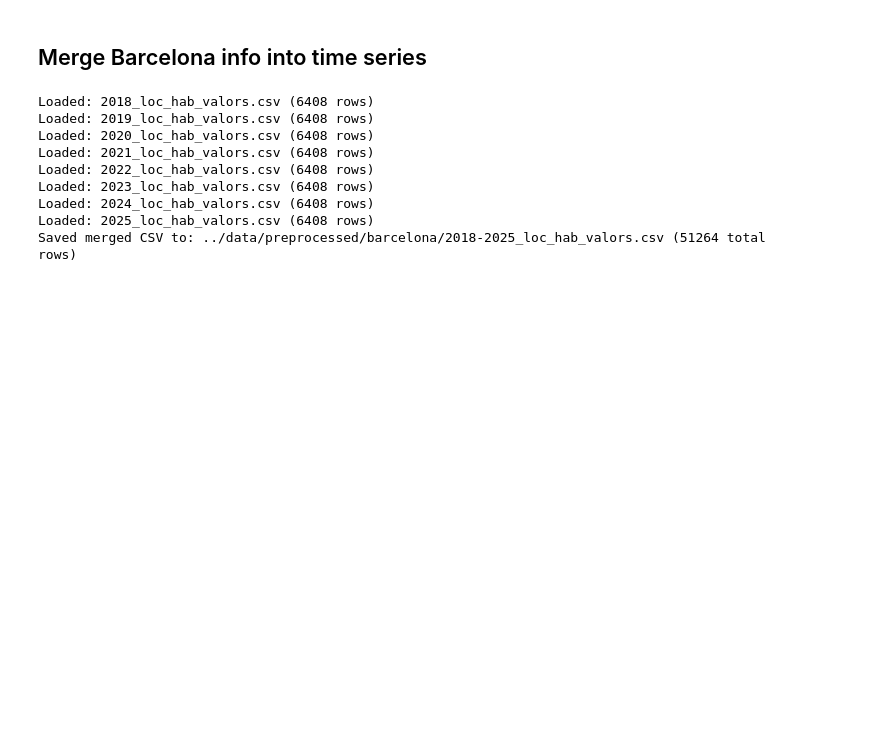
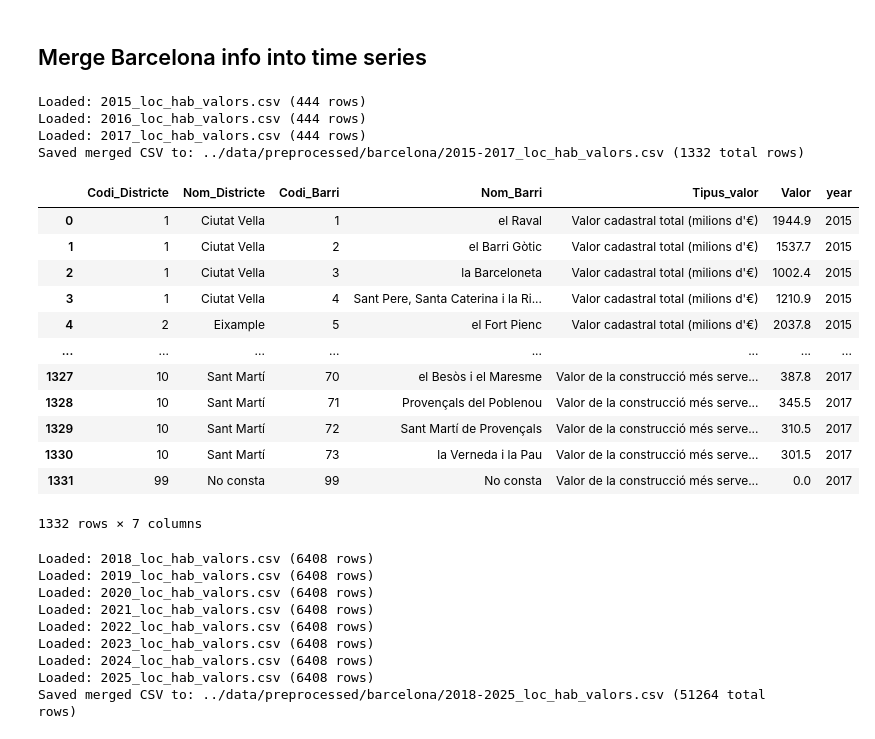
Before and after one commit to Androm3d/DALAS-gentrification-analysis, a Jupyter notebook: notebooks/data_preprocess_barcelona.ipynb, the cells around one changed output. Saved outputs shown, nothing was run; the diff lists cells and outputs as text; code cells hidden in the pictures; blank space fills up the shorter version.

```diff
--- a/notebooks/data_preprocess_barcelona.ipynb
+++ b/notebooks/data_preprocess_barcelona.ipynb
@@ -48,6 +48,26 @@ def merge_csv_per_year(name, yearStart, yearEnd, input_dir, output_path=None, ve
     if verbose:
         print(f"Saved merged CSV to: {out_path} ({len(out_df)} total rows)")
     return out_df
+# %%
+merge_csv_per_year(name="loc_hab_valors", yearStart=2015, yearEnd=2017, input_dir="../data/raw/barcelona", output_path="../data/preprocessed/barcelona/2015-2017_loc_hab_valors.csv", verbose=True)
+# %% [output]
+Loaded: 2015_loc_hab_valors.csv (444 rows)
+Loaded: 2016_loc_hab_valors.csv (444 rows)
+Loaded: 2017_loc_hab_valors.csv (444 rows)
+Saved merged CSV to: ../data/preprocessed/barcelona/2015-2017_loc_hab_valors.csv (1332 total rows)
+|  | Codi_Districte | Nom_Districte | Codi_Barri | Nom_Barri | Tipus_valor | Valor | year |
+| 0 | 1 | Ciutat Vella | 1 | el Raval | Valor cadastral total (milions d'€) | 1944.9 | 2015 |
+| 1 | 1 | Ciutat Vella | 2 | el Barri Gòtic | Valor cadastral total (milions d'€) | 1537.7 | 2015 |
+| 2 | 1 | Ciutat Vella | 3 | la Barceloneta | Valor cadastral total (milions d'€) | 1002.4 | 2015 |
+| 3 | 1 | Ciutat Vella | 4 | Sant Pere, Santa Caterina i la Ri... | Valor cadastral total (milions d'€) | 1210.9 | 2015 |
+| 4 | 2 | Eixample | 5 | el Fort Pienc | Valor cadastral total (milions d'€) | 2037.8 | 2015 |
+| ... | ... | ... | ... | ... | ... | ... | ... |
+| 1327 | 10 | Sant Martí | 70 | el Besòs i el Maresme | Valor de la construcció més serve... | 387.8 | 2017 |
+| 1328 | 10 | Sant Martí | 71 | Provençals del Poblenou | Valor de la construcció més serve... | 345.5 | 2017 |
+| 1329 | 10 | Sant Martí | 72 | Sant Martí de Provençals | Valor de la construcció més serve... | 310.5 | 2017 |
+| 1330 | 10 | Sant Martí | 73 | la Verneda i la Pau | Valor de la construcció més serve... | 301.5 | 2017 |
+| 1331 | 99 | No consta | 99 | No consta | Valor de la construcció més serve... | 0.0 | 2017 |
+1332 rows × 7 columns
 # %%
 merge_csv_per_year(name="loc_hab_valors", yearStart=2018, yearEnd=2025, input_dir="../data/raw/barcelona", output_path="../data/preprocessed/barcelona/2018-2025_loc_hab_valors.csv", verbose=True)
 # %% [output]
```
Also changed, not shown: parts of 5 cells of this notebook, 5 other files.
